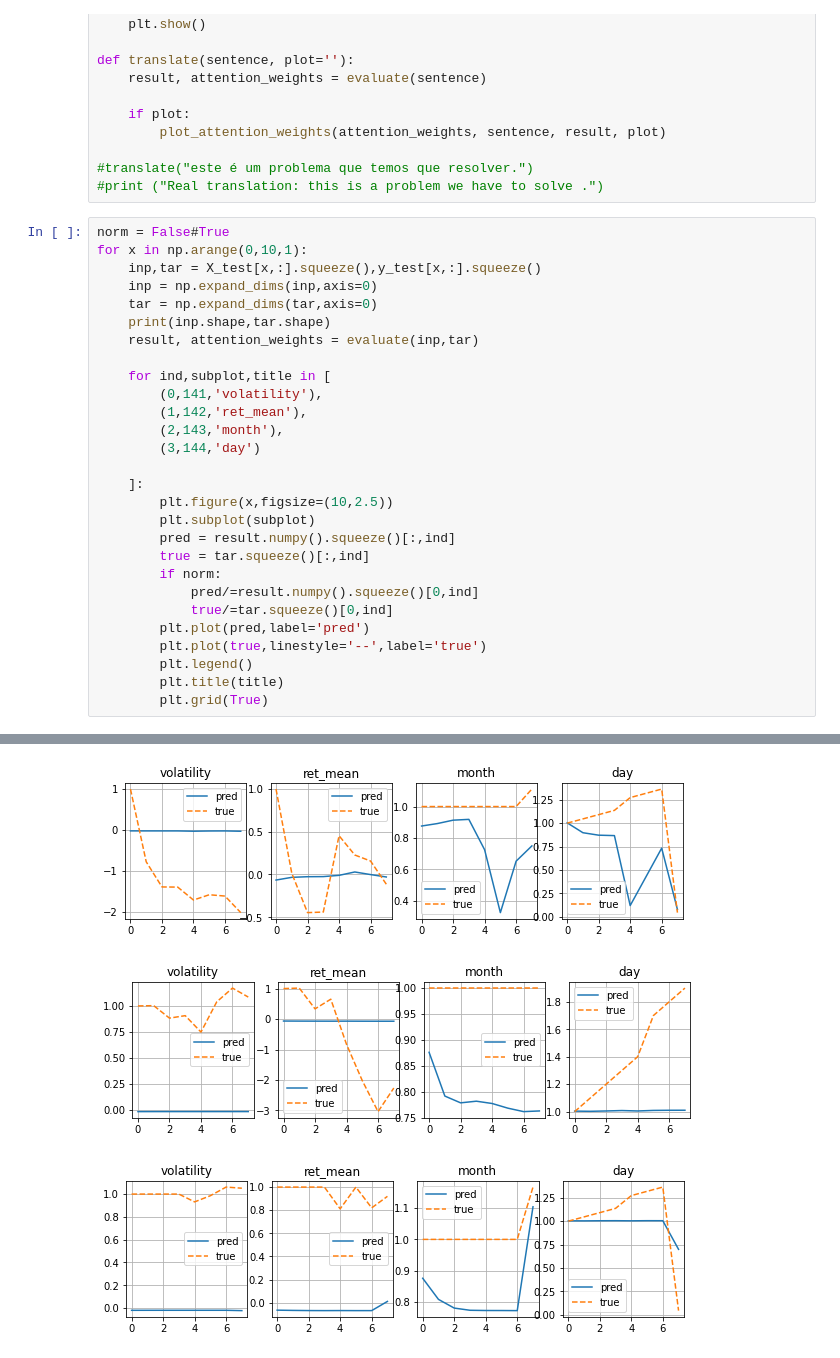
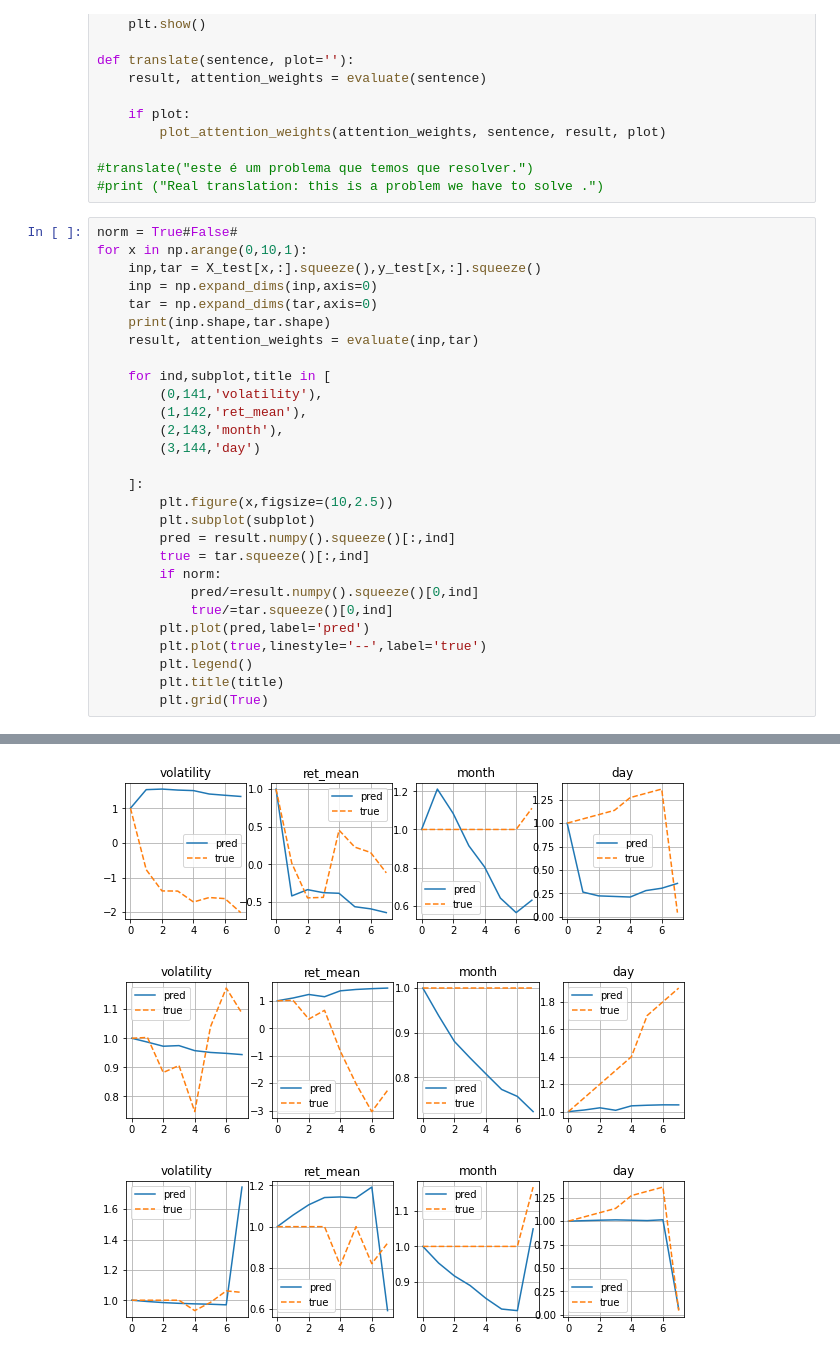
Before and after one commit to pangyuteng/public-misc, a Jupyter notebook: finance/ml/eval.ipynb, the cells around one changed output, grey strips where cells are left out. Drawn from its saved outputs; the diff is of its cells as text.

```diff
--- a/finance/ml/eval.ipynb
+++ b/finance/ml/eval.ipynb
@@ -284,7 +284,7 @@ def translate(sentence, plot=''):
 #translate("este é um problema que temos que resolver.")
 #print ("Real translation: this is a problem we have to solve .")
 # %%
-norm = False#True
+norm = True#False#
 for x in np.arange(0,10,1):
     inp,tar = X_test[x,:].squeeze(),y_test[x,:].squeeze()
     inp = np.expand_dims(inp,axis=0)
@@ -327,3 +327,3 @@ for x in np.arange(0,10,1):
-[figure, old version]
+[figure, new version]
-[figure, old version]
+[figure, new version]
-[figure, old version]
+[figure, new version]
```
Also changed, not shown: parts of 2 cells of this notebook, 1 other file.
